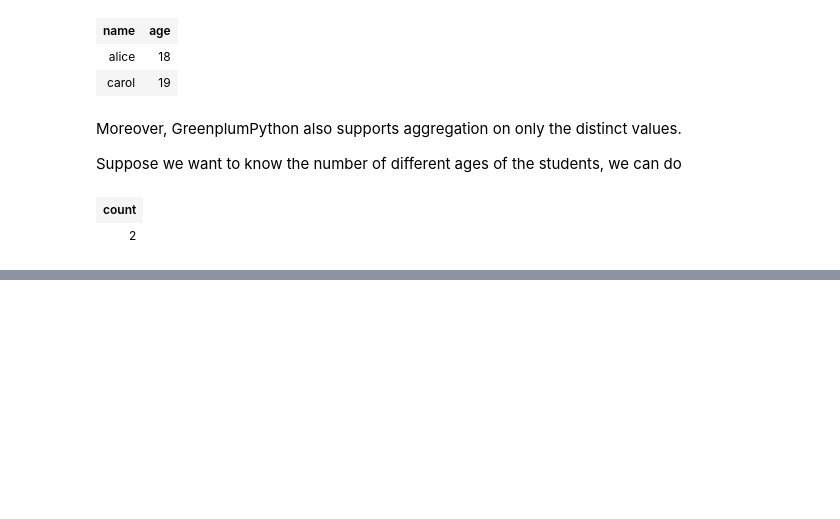
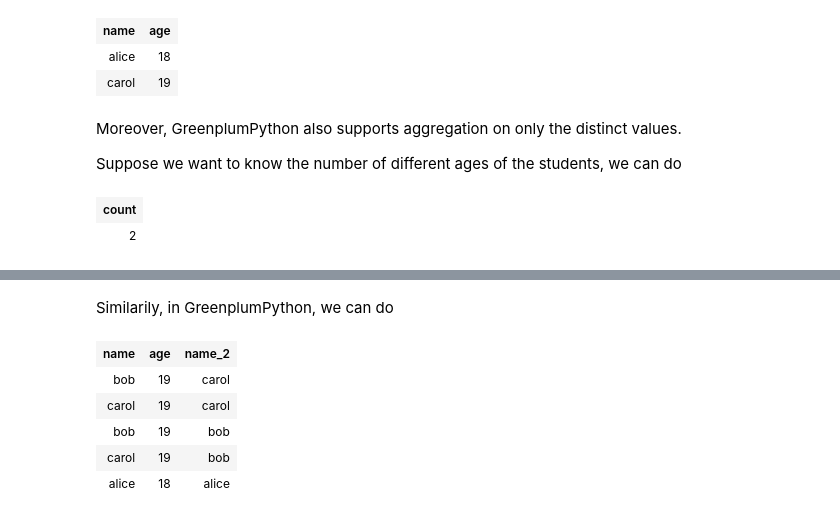
Before and after one commit to greenplum-db/GreenplumPython-archive, a Jupyter notebook: doc/source/notebooks/pandas.ipynb, the cells around one changed output, grey strips where cells are left out. Drawn from its saved outputs; the diff is of its cells as text; code cells hidden in the pictures; blank space fills up the shorter version.

Commit message:
Add joins

```diff
--- a/doc/source/notebooks/pandas.ipynb
+++ b/doc/source/notebooks/pandas.ipynb
@@ -421,0 +443,16 @@ student.apply(lambda t: count.distinct(t["age"]))
+# %% [markdown]
+Similarily, in GreenplumPython, we can do
+# %%
+student.join(
+    student.rename("student_2"),
+    using=["age"],
+    self_columns={"*"},
+    other_columns={"name": "name_2"},
+)
+# %% [output]
+| name | age | name_2 |
+| bob | 19 | carol |
+| carol | 19 | carol |
+| bob | 19 | bob |
+| carol | 19 | bob |
+| alice | 18 | alice |
```
Also changed, not shown: parts of 5 cells of this notebook.
